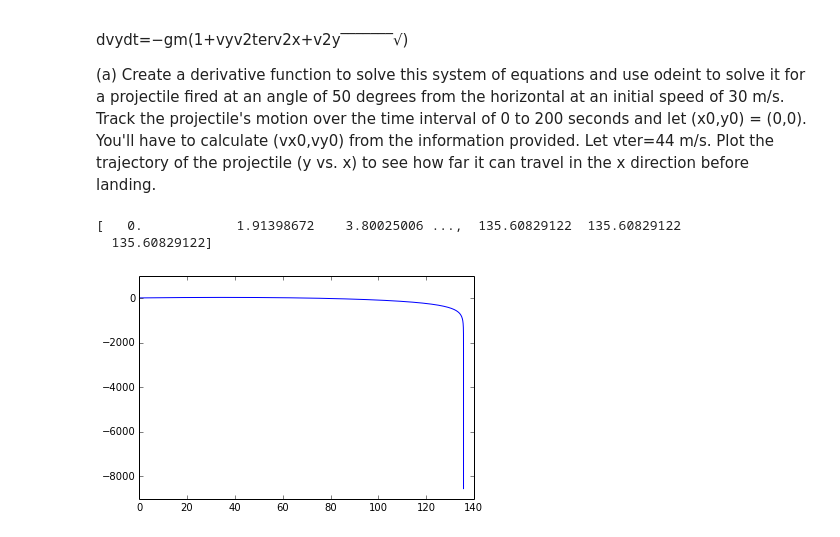
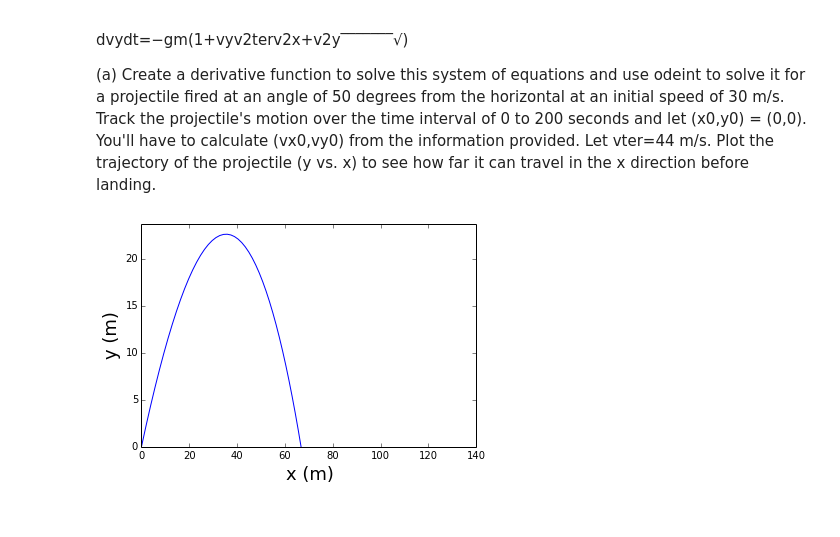
Before and after one commit to jpelgrif/PHYS202-S14, a Jupyter notebook: SciPy/ODEExercises.ipynb, the cells around one changed output. Drawn from its saved outputs; the diff is of its cells as text; code cells hidden in the pictures.

```diff
--- a/SciPy/ODEExercises.ipynb
+++ b/SciPy/ODEExercises.ipynb
@@ -343,35 +343,38 @@ dvydt=−gm(1+vyv2terv2x+v2y‾‾‾‾‾‾‾√)
 (a) Create a derivative function to solve this system of equations and use odeint to solve it for a projectile fired at an angle of 50 degrees from the horizontal at an initial speed of 30 m/s. Track the projectile's motion over the time interval of 0 to 200 seconds and let (x0,y0) = (0,0). You'll have to calculate (vx0,vy0) from the information provided. Let vter=44 m/s. Plot the trajectory of the projectile (y vs. x) to see how far it can travel in the x direction before landing.
 # %%
 def deriv(xy_current,t,vter=44):
-    g = 9.8
+    g = 9.8 ## m/s^2
     ##vter = 44 m/s
 
     x = xy_current[0]
     y = xy_current[1]
     vx = xy_current[2]
     vy = xy_current[3]
 
     dx = vx
     dy = vy
-    dvx = -g*(vx/vter**2)*sqrt(vx**2 + vy**2)
-    dvy = -g*(1+(vy/vter**2)*sqrt(vx**2 + vy**2))
+    dvx = -g*(vx/(vter**2))*sqrt(vx**2 + vy**2)
+    dvy = -g*(1+(vy/(vter**2))*sqrt(vx**2 + vy**2))
     return np.array([dx,dy,dvx,dvy])
 
-t = np.arange(0.0,200.1,0.1)
+t = np.arange(0.0,200.1,.1)
 
-x0 = y0 = 0.
-vx0 = 30 * np.cos(50*np.pi/180)
-vy0 = 30 * np.sin(50*np.pi/180)
+x0 =0.
+y0 = 0.
+vx0 = 30. * np.cos(50.*np.pi/180.)
+vy0 = 30. * np.sin(50.*np.pi/180.)
 
 xy_init = np.array([x0,y0,vx0,vy0])
 
 xy = odeint(deriv,xy_init,t)
 
-print xy[:,0]
+x = xy[:,0]; y = xy[:,1]
+vx = xy[:,2]; vy = xy[:,3]
 
-plt.plot(xy[:,0],xy[:,1])
+plt.plot(x,y)
+plt.ylim(0,max(y)*1.05)
+plt.xlabel('x (m)',fontsize=18)
+plt.ylabel('y (m)',fontsize=18)
 plt.show()
 # %% [output]
-[   0.            1.91398672    3.80025006 ...,  135.60829122  135.60829122
-  135.60829122]
-[figure, old version]
+[figure, new version]
```
Also changed, not shown: parts of 5 cells of this notebook.
